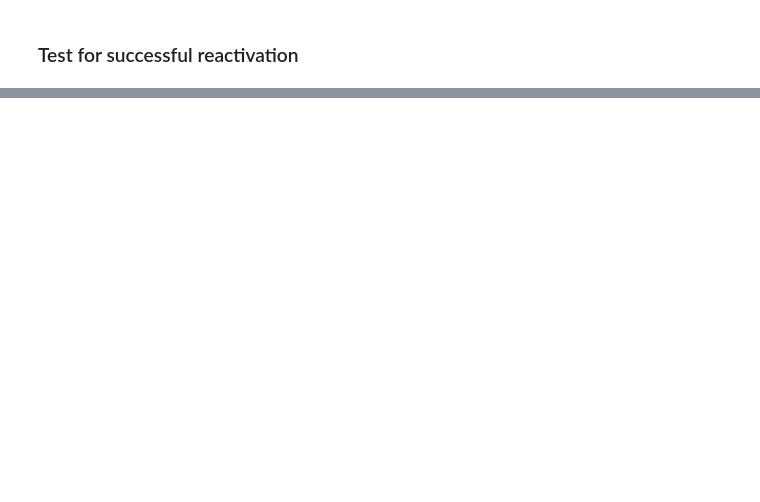
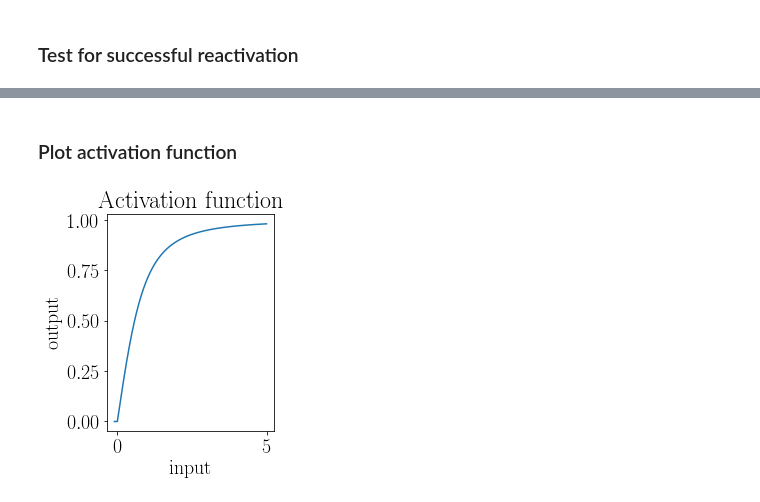
Before and after one commit to tristanstoeber/sequence_competition_cooperation, a Jupyter notebook: 1_SingleSequence.ipynb, the cells around one changed output, grey strips where cells are left out. Drawn from its saved outputs; the diff is of its cells as text; code cells hidden in the pictures; blank space fills up the shorter version.

```diff
--- a/1_SingleSequence.ipynb
+++ b/1_SingleSequence.ipynb
@@ -274,0 +304,14 @@ for i in range(3):
+# %% [markdown]
+### Plot activation function
+# %%
+x = np.arange(-0.1, 5, 0.001)
+y = sim_wc.activation_function(x, params['a'])
+# %%
+fig, ax = plt.subplots(1, figsize=(3,4))
+ax.plot(x, y)
+ax.set_title('Activation function')
+ax.set_xlabel('input')
+ax.set_ylabel('output')
+plt.savefig('figures/1a_activation_function.svg')
+# %% [output]
+[figure, added]
```
Also changed, not shown: parts of 7 cells of this notebook, 10 other files.
